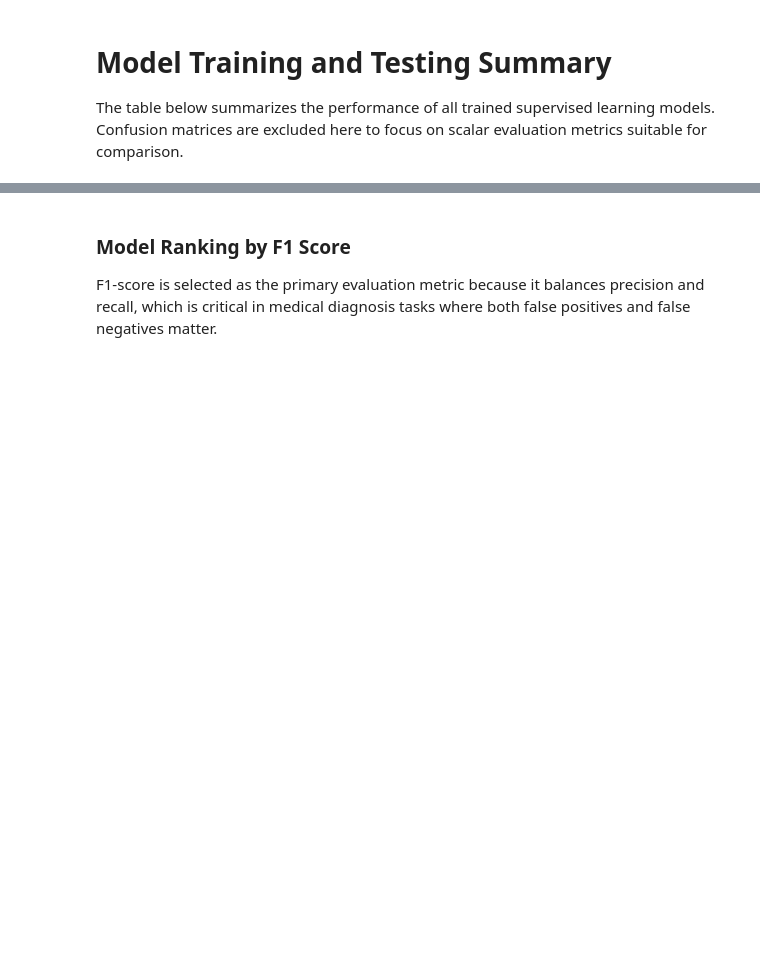
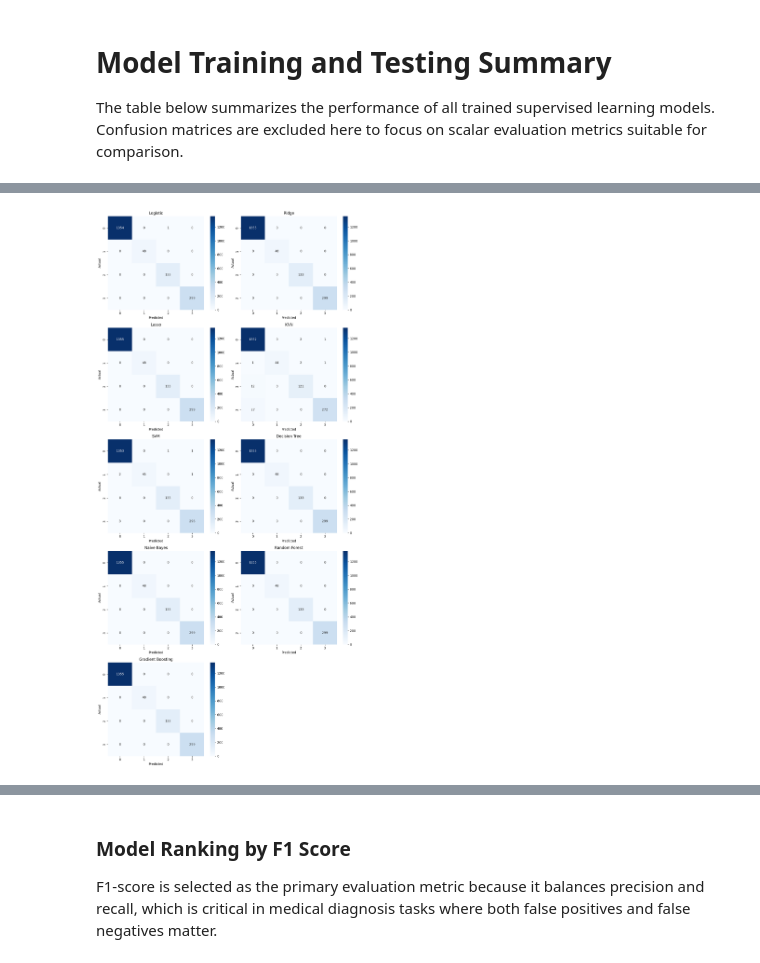
Before and after one commit to Ahmed900Wael/thyroid_disease_machine_learning, a Jupyter notebook: ml-model.ipynb, the cells around one changed output, grey strips where cells are left out. Drawn from its saved outputs; the diff is of its cells as text; code cells hidden in the pictures; blank space fills up the shorter version.

```diff
--- a/ml-model.ipynb
+++ b/ml-model.ipynb
@@ -225,3 +234,29 @@ results_df
+# %%
+# Extract confusion matrices and model names
+conf_matrices = results_df["Confusion Matrix"]
+model_names = results_df.index
+
+n = len(conf_matrices)
+cols = 2  # number of plots per row
+rows = (n + cols - 1) // cols
+
+fig, axes = plt.subplots(rows, cols, figsize=(6*cols, 5*rows))
+axes = axes.flatten()
+
+for i, (cm, name) in enumerate(zip(conf_matrices, model_names)):
+    sns.heatmap(cm, annot=True, fmt="d", ax=axes[i], cmap="Blues")
+    axes[i].set_title(name)
+    axes[i].set_xlabel("Predicted")
+    axes[i].set_ylabel("Actual")
+
+# Hide any extra axes
+for j in range(i+1, len(axes)):
+    axes[j].axis("off")
+
+plt.tight_layout()
+plt.show()
+# %% [output]
+[figure, added]
 # %%
 metrics_df = results_df.drop(columns=["Confusion Matrix"], errors="ignore")
 metrics_df = metrics_df.apply(pd.to_numeric, errors='coerce')
```
Also changed, not shown: parts of 14 cells of this notebook, 2 other files.
